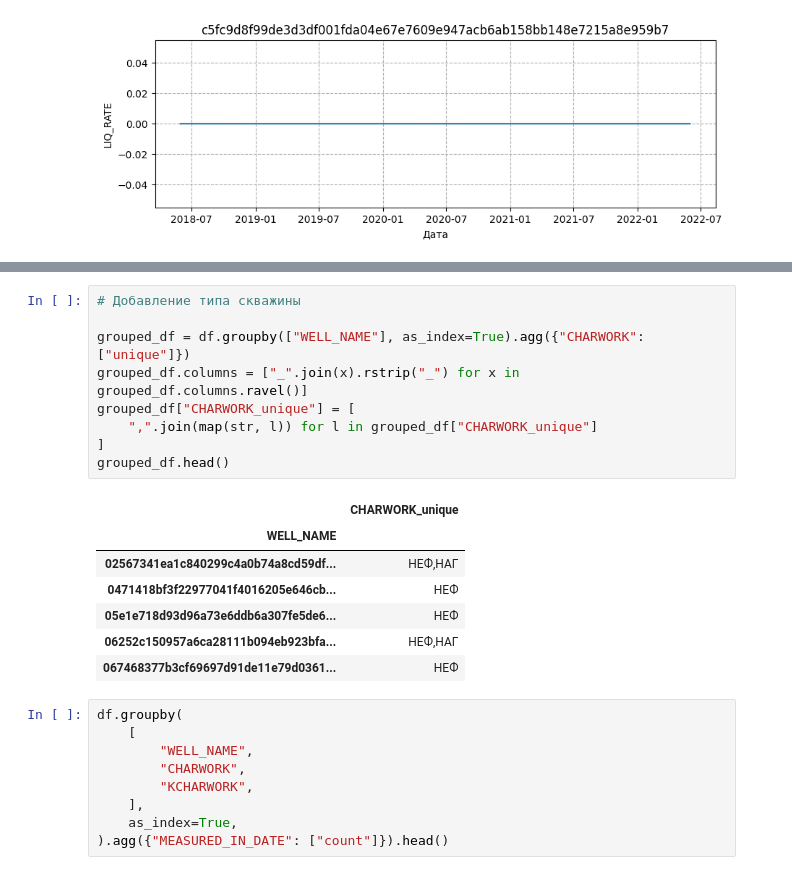
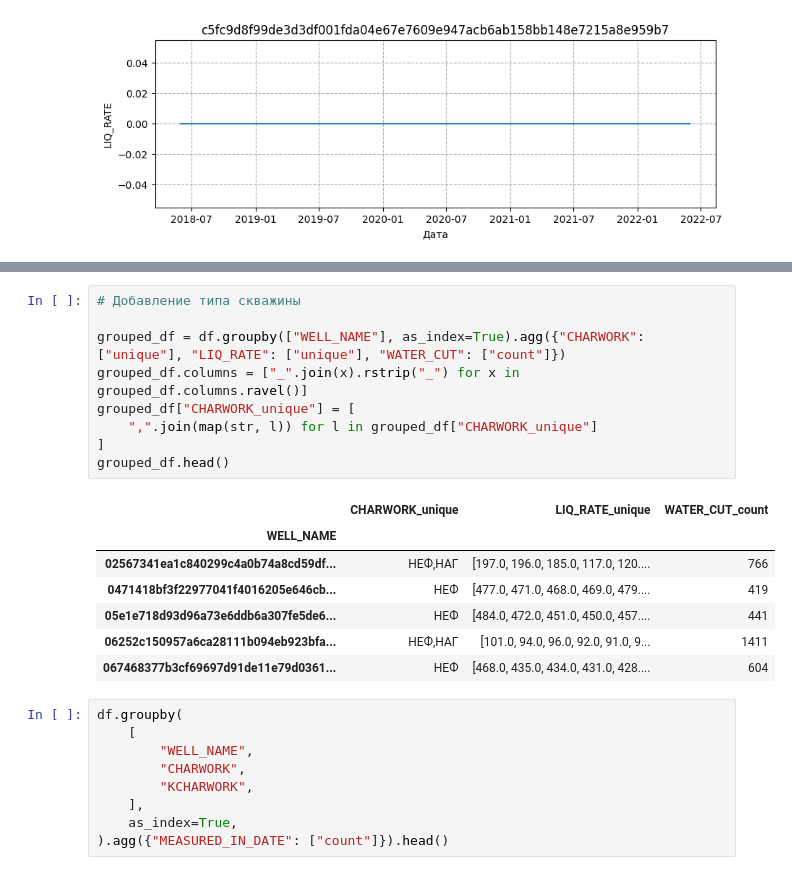
Before and after one commit to DanilaGoncharenko/Oil_NIR, a Jupyter notebook: rn_dataset.ipynb, the cells around one changed output, grey strips where cells are left out. Drawn from its saved outputs; the diff is of its cells as text.

```diff
--- a/rn_dataset.ipynb
+++ b/rn_dataset.ipynb
@@ -65,20 +111,20 @@ for well in df['WELL_NAME'].unique()[:10]:
 # %%
 # Добавление типа скважины
 
-grouped_df = df.groupby(["WELL_NAME"], as_index=True).agg({"CHARWORK": ["unique"]})
+grouped_df = df.groupby(["WELL_NAME"], as_index=True).agg({"CHARWORK": ["unique"], "LIQ_RATE": ["unique"], "WATER_CUT": ["count"]})
 grouped_df.columns = ["_".join(x).rstrip("_") for x in grouped_df.columns.ravel()]
 grouped_df["CHARWORK_unique"] = [
     ",".join(map(str, l)) for l in grouped_df["CHARWORK_unique"]
 ]
 grouped_df.head()
 # %% [output]
-|  | CHARWORK_unique |
-| WELL_NAME |  |
-| 02567341ea1c840299c4a0b74a8cd59df... | НЕФ,НАГ |
-| 0471418bf3f22977041f4016205e646cb... | НЕФ |
-| 05e1e718d93d96a73e6ddb6a307fe5de6... | НЕФ |
-| 06252c150957a6ca28111b094eb923bfa... | НЕФ,НАГ |
-| 067468377b3cf69697d91de11e79d0361... | НЕФ |
+|  | CHARWORK_unique | LIQ_RATE_unique | WATER_CUT_count |
+| WELL_NAME |  |  |  |
+| 02567341ea1c840299c4a0b74a8cd59df... | НЕФ,НАГ | [197.0, 196.0, 185.0, 117.0, 120.... | 766 |
+| 0471418bf3f22977041f4016205e646cb... | НЕФ | [477.0, 471.0, 468.0, 469.0, 479.... | 419 |
+| 05e1e718d93d96a73e6ddb6a307fe5de6... | НЕФ | [484.0, 472.0, 451.0, 450.0, 457.... | 441 |
+| 06252c150957a6ca28111b094eb923bfa... | НЕФ,НАГ | [101.0, 94.0, 96.0, 92.0, 91.0, 9... | 1411 |
+| 067468377b3cf69697d91de11e79d0361... | НЕФ | [468.0, 435.0, 434.0, 431.0, 428.... | 604 |
 # %%
 df.groupby(
     [
```
Also changed, not shown: parts of 5 cells of this notebook.
